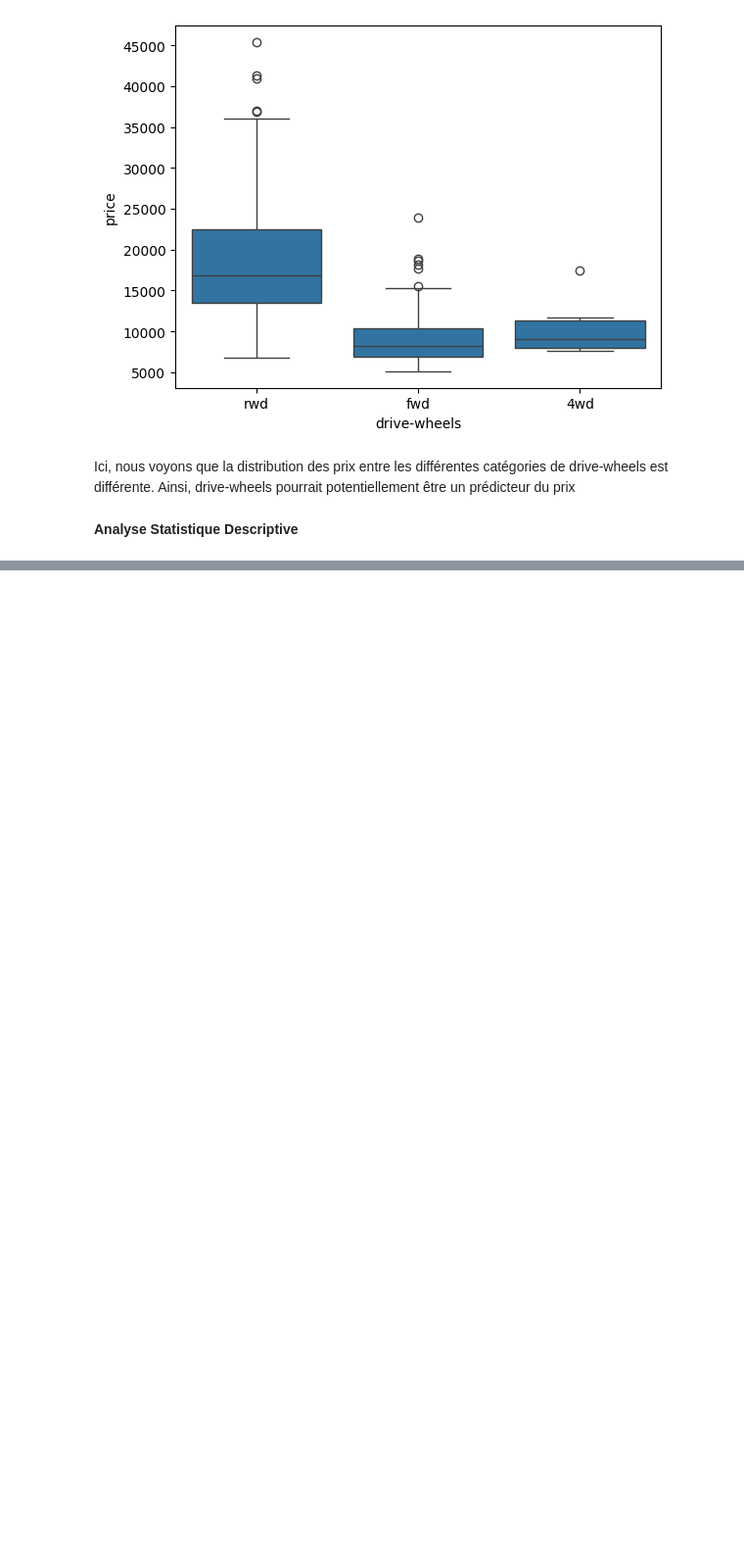
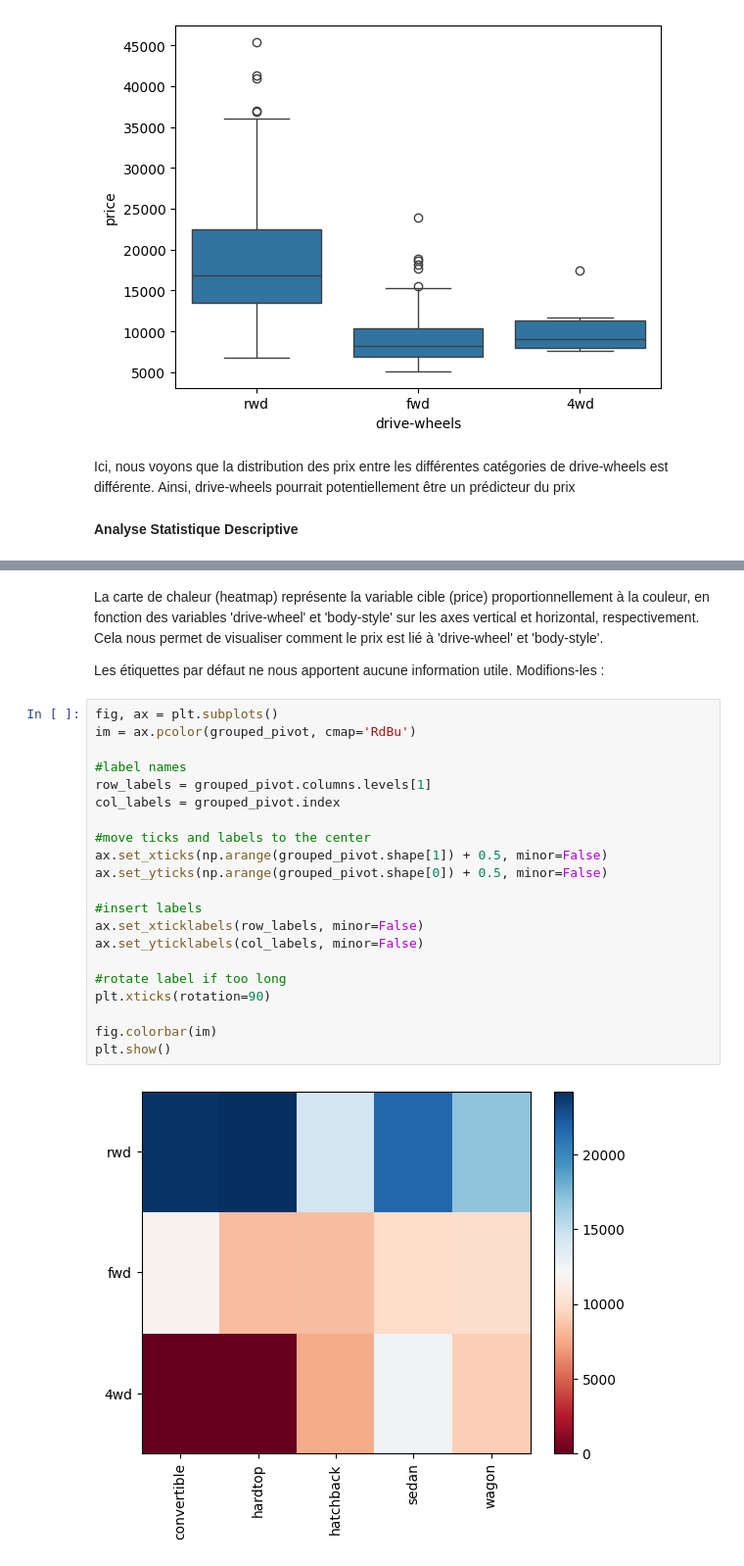
Before and after one commit to MOR1968/Exploratory-Data-Analysis, a Jupyter notebook: analysexploradonnee.ipynb, the cells around one changed output, grey strips where cells are left out. Shown at 98% size. Drawn from its saved outputs; the diff is of its cells as text; blank space fills up the shorter version.

```diff
--- a/analysexploradonnee.ipynb
+++ b/analysexploradonnee.ipynb
@@ -205,0 +437,27 @@ Ici, nous voyons que la distribution des prix entre les différentes catégories
+# %% [markdown]
+La carte de chaleur (heatmap) représente la variable cible (price) proportionnellement à la couleur, en fonction des variables 'drive-wheel' et 'body-style' sur les axes vertical et horizontal, respectivement. Cela nous permet de visualiser comment le prix est lié à 'drive-wheel' et 'body-style'.
+
+Les étiquettes par défaut ne nous apportent aucune information utile. Modifions-les :
+# %%
+fig, ax = plt.subplots()
+im = ax.pcolor(grouped_pivot, cmap='RdBu')
+
+#label names
+row_labels = grouped_pivot.columns.levels[1]
+col_labels = grouped_pivot.index
+
+#move ticks and labels to the center
+ax.set_xticks(np.arange(grouped_pivot.shape[1]) + 0.5, minor=False)
+ax.set_yticks(np.arange(grouped_pivot.shape[0]) + 0.5, minor=False)
+
+#insert labels
+ax.set_xticklabels(row_labels, minor=False)
+ax.set_yticklabels(col_labels, minor=False)
+
+#rotate label if too long
+plt.xticks(rotation=90)
+
+fig.colorbar(im)
+plt.show()
+# %% [output]
+[figure, added]
```
Also changed, not shown: parts of 68 cells of this notebook.
